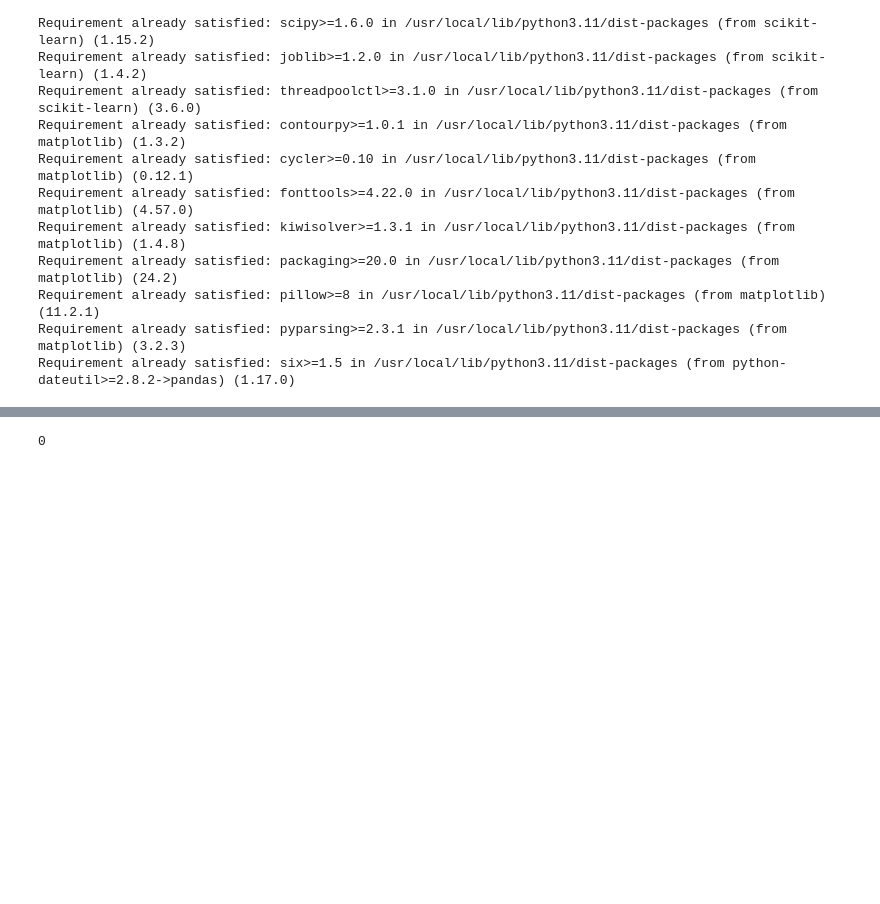
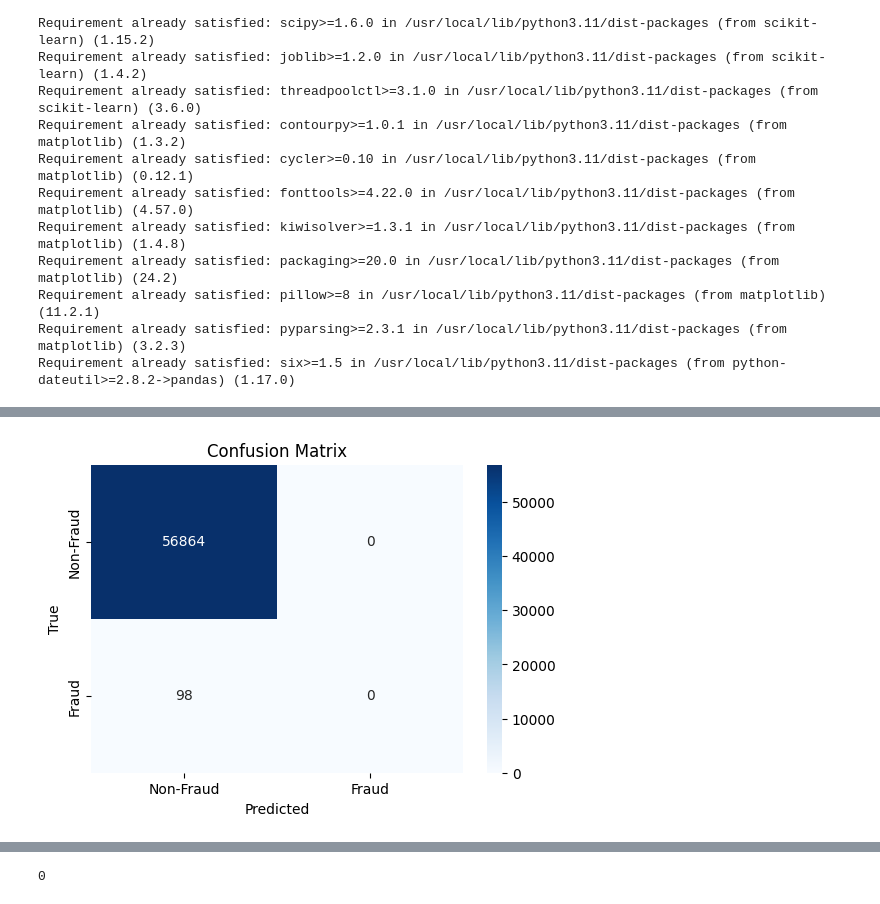
Before and after one commit to Abdelrazek-1/credit_card_fraud-dim_reduction-log_reg, a Jupyter notebook: creditcard_fraud_pca_log_reg.ipynb, the cells around one changed output, grey strips where cells are left out. Saved outputs shown, nothing was run; the diff lists cells and outputs as text; code cells hidden in the pictures; blank space fills up the shorter version.

```diff
--- a/creditcard_fraud_pca_log_reg.ipynb
+++ b/creditcard_fraud_pca_log_reg.ipynb
@@ -34,0 +147,29 @@ Requirement already satisfied: six>=1.5 in /usr/local/lib/python3.11/dist-packag
+# %%
+from sklearn.preprocessing import StandardScaler
+scaler = StandardScaler()
+df['scaled_amount'] = scaler.fit_transform(df['Amount'].values.reshape(-1, 1))
+df['scaled_time'] = scaler.fit_transform(df['Time'].values.reshape(-1, 1))
+# %%
+from sklearn.model_selection import train_test_split
+X = df.drop(['Class'], axis=1)
+y = df['Class']
+X_train, X_test, y_train, y_test = train_test_split(X, y, test_size=0.2, random_state=42)
+# %%
+from sklearn.decomposition import PCA
+pca = PCA(n_components=2)
+X_train_pca = pca.fit_transform(X_train)
+X_test_pca = pca.transform(X_test)
+# %%
+from sklearn.linear_model import LogisticRegression
+from sklearn.metrics import confusion_matrix, classification_report
+
+
+model = LogisticRegression(max_iter=1000)
+model.fit(X_train_pca, y_train)
+
+
+y_pred = model.predict(X_test_pca)
+
+
+print(confusion_matrix(y_test, y_pred))
+print(classification_report(y_test, y_pred))
@@ -34,0 +187,18 @@ Requirement already satisfied: six>=1.5 in /usr/local/lib/python3.11/dist-packag
+# %%
+from sklearn.metrics import confusion_matrix
+
+
+cm = confusion_matrix(y_test, y_pred)
+
+
+import seaborn as sns
+import matplotlib.pyplot as plt
+
+plt.figure(figsize=(6, 4))
+sns.heatmap(cm, annot=True, fmt='d', cmap='Blues', xticklabels=['Non-Fraud', 'Fraud'], yticklabels=['Non-Fraud', 'Fraud'])
+plt.title('Confusion Matrix')
+plt.xlabel('Predicted')
+plt.ylabel('True')
+plt.show()
+# %% [output]
+[figure, added]
```
Also changed, not shown: parts of 27 cells of this notebook.
